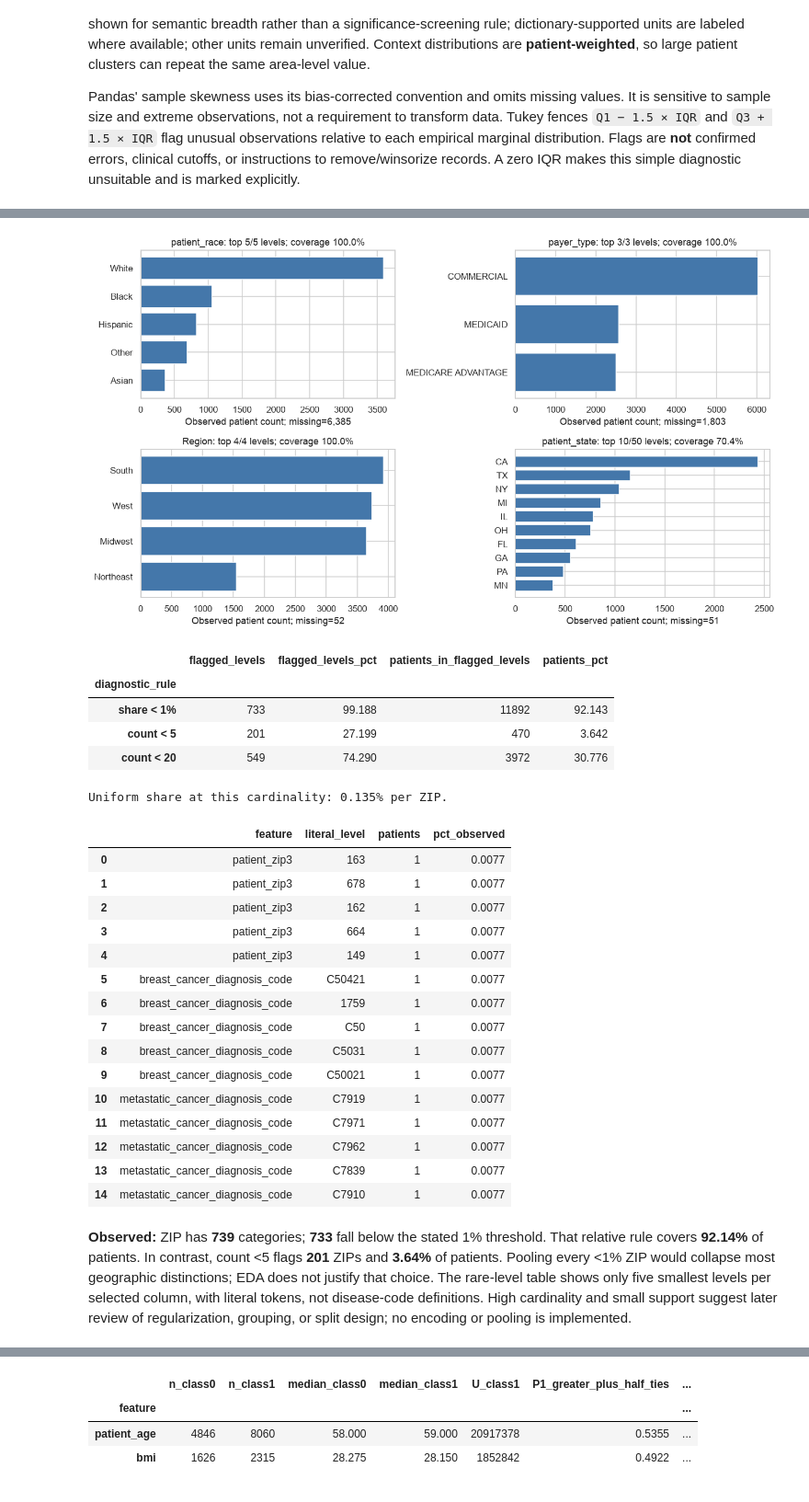
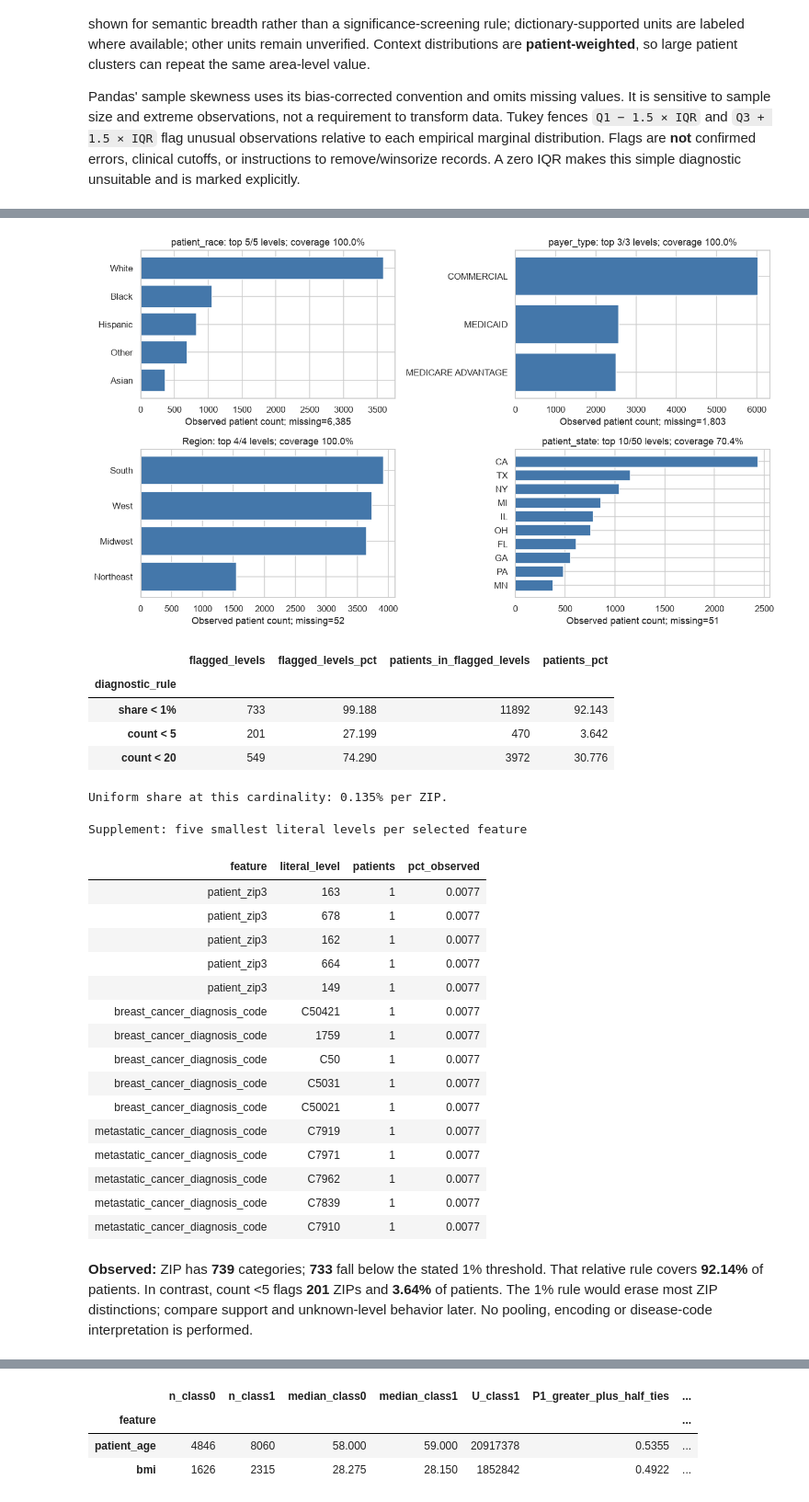
Before and after one commit to hungstupid/data-mining-preprocessing, a Jupyter notebook: book/tabular/01_eda.ipynb, the cells around one changed output, grey strips where cells are left out. Shown at 92% size. Drawn from its saved outputs; the diff is of its cells as text; code cells hidden in the pictures.

Commit message:
Refine EDA interpretation and simplify presentation

```diff
--- a/book/tabular/01_eda.ipynb
+++ b/book/tabular/01_eda.ipynb
@@ -686,8 +698,8 @@ little_exclusion_groups = pd.DataFrame([
      "reason": "contextual/shared-ZIP numerical variables; dependence and singular/compositional covariance risk"},
     {"excluded_features": [ID, TARGET], "reason": "identifier and outcome; not candidate numerical measurements"},
 ])
-with pd.option_context("display.max_colwidth", None):
-    display(little_exclusion_groups)
+display(HTML("<details><summary>Little: full exclusions and reasons</summary>"
+             + little_exclusion_groups.to_html(index=False) + "</details>"))
 little_report = {
     "method/library": "Little (1988) mean-pattern statistic; local Gaussian ML/EM; NumPy/SciPy",
     "included_features": little_included,
@@ -716,16 +728,22 @@ try:
         (age_by_bmi_recording.age_mean - df.patient_age.mean())**2).sum() / df.patient_age.var(ddof=0))
     assert np.isclose(age_mean_quadratic, little_result["statistic"], rtol=1e-6, atol=1e-8)
     little_report["age_pattern_closed_form_statistic"] = age_mean_quadratic
-    display(age_by_bmi_recording)
-    display(pd.DataFrame(little_result["covariance_ml"], index=little_included, columns=little_included))
-    display(pd.DataFrame(little_result["pattern_details"]))
 except (ValueError, ArithmeticError, RuntimeError, np.linalg.LinAlgError) as error:
     little_report["decision"] = "BLOCKED: " + str(error)
     little_report["normal_reference_decision"] = "NOT TESTABLE"
     little_result = None
+core_little_fields = ["included_features", "n_rows", "missing_patterns", "test_statistic",
+                      "degrees_of_freedom", "p_value", "normal_reference_decision", "decision"]
 with pd.option_context("display.max_colwidth", None):
-    display(pd.Series(little_report, name="actual_result").to_frame())
+    display(pd.Series(little_report, name="actual_result").loc[core_little_fields].to_frame())
 if little_result is not None:
+    display(HTML(
+        "<details><summary>Little: complete report, covariance, patterns and closed-form check</summary>"
+        + pd.Series(little_report, name="actual_result").to_frame().to_html()
+        + pd.DataFrame(little_result["covariance_ml"], index=little_included, columns=little_included).to_html()
+        + pd.DataFrame(little_result["pattern_details"]).to_html(index=False)
+        + age_by_bmi_recording.to_html() + "</details>"
+    ))
     display(Markdown(
         f"**Computed reference:** D²={little_result['statistic']:.6f}, "
         f"df={little_result['degrees_of_freedom']}, p={little_result['p_value']:.6g}; "
@@ -1184,57 +1241,57 @@ for column in ["patient_zip3", "breast_cancer_diagnosis_code", "metastatic_cance
     for level, count in rare_counts.head(5).items():
         rare_examples.append({"feature": column, "literal_level": str(level), "patients": int(count),
                               "pct_observed": count/counts.sum()*100})
-display(pd.DataFrame(rare_examples).round(4))
+display(HTML("<details><summary>Supplement: five smallest literal levels per selected feature</summary>"
+             + pd.DataFrame(rare_examples).round(4).to_html(index=False) + "</details>"))
 display(Markdown(
     f"**Observed:** ZIP has **{int(category_summary.loc['patient_zip3', 'cardinality'])}** categories; "
     f"**{int(category_summary.loc['patient_zip3', 'rare_levels_lt_1pct'])}** fall below the stated 1% threshold. "
     f"That relative rule covers **{zip_support.loc['share < 1%', 'patients_pct']:.2f}%** of patients. "
     f"In contrast, count <5 flags **{int(zip_support.loc['count < 5', 'flagged_levels'])}** ZIPs "
     f"and **{zip_support.loc['count < 5', 'patients_pct']:.2f}%** of patients. "
-    "Pooling every <1% ZIP would collapse most geographic distinctions; EDA does not justify that choice. "
-    "The rare-level table shows only five smallest levels per selected column, with literal tokens, "
-    "not disease-code definitions. High cardinality and small support suggest later review of "
-    "regularization, grouping, or split design; no encoding or pooling is implemented."
+    "The 1% rule would erase most ZIP distinctions; compare support and unknown-level behavior later. "
+    "No pooling, encoding or disease-code interpretation is performed."
 ))
 # %% [output]
 |  | observed_n | missing_n | cardinality | largest_level_pct_observed | rare_levels_lt_1pct | rows_in_rare_levels | ... |
 | feature |  |  |  |  |  |  | ... |
 | patient_zip3 | 12906 | 0 | 739 | 1.852 | 733 | 11892 | ... |
 | patient_state | 12855 | 51 | 50 | 18.965 | 29 | 1228 | ... |
 | breast_cancer_diagnosis_code | 12906 | 0 | 50 | 15.357 | 32 | 815 | ... |
 | breast_cancer_diagnosis_desc | 12906 | 0 | 50 | 15.357 | 32 | 815 | ... |
 | metastatic_cancer_diagnosis_code | 12906 | 0 | 43 | 54.641 | 31 | 626 | ... |
 | Division | 12854 | 52 | 9 | 22.740 | 1 | 5 | ... |
 | patient_race | 6521 | 6385 | 5 | 55.022 | 0 | 0 | ... |
 | Region | 12854 | 52 | 4 | 30.489 | 0 | 0 | ... |
 | payer_type | 11103 | 1803 | 3 | 54.328 | 0 | 0 | ... |
 | metastatic_first_novel_treatment | 24 | 12882 | 2 | 54.167 | 0 | 0 | ... |
 | patient_gender | 12906 | 0 | 1 | 100.000 | 0 | 0 | ... |
 | metastatic_first_novel_treatment_... | 24 | 12882 | 1 | 100.000 | 0 | 0 | ... |
 [figure]
 |  | flagged_levels | flagged_levels_pct | patients_in_flagged_levels | patients_pct |
 | diagnostic_rule |  |  |  |  |
 | share < 1% | 733 | 99.188 | 11892 | 92.143 |
 | count < 5 | 201 | 27.199 | 470 | 3.642 |
 | count < 20 | 549 | 74.290 | 3972 | 30.776 |
 Uniform share at this cardinality: 0.135% per ZIP.
+Supplement: five smallest literal levels per selected feature
-|  | feature | literal_level | patients | pct_observed |
-| 0 | patient_zip3 | 163 | 1 | 0.0077 |
-| 1 | patient_zip3 | 678 | 1 | 0.0077 |
-| 2 | patient_zip3 | 162 | 1 | 0.0077 |
-| 3 | patient_zip3 | 664 | 1 | 0.0077 |
-| 4 | patient_zip3 | 149 | 1 | 0.0077 |
-| 5 | breast_cancer_diagnosis_code | C50421 | 1 | 0.0077 |
-| 6 | breast_cancer_diagnosis_code | 1759 | 1 | 0.0077 |
-| 7 | breast_cancer_diagnosis_code | C50 | 1 | 0.0077 |
-| 8 | breast_cancer_diagnosis_code | C5031 | 1 | 0.0077 |
-| 9 | breast_cancer_diagnosis_code | C50021 | 1 | 0.0077 |
-| 10 | metastatic_cancer_diagnosis_code | C7919 | 1 | 0.0077 |
-| 11 | metastatic_cancer_diagnosis_code | C7971 | 1 | 0.0077 |
-| 12 | metastatic_cancer_diagnosis_code | C7962 | 1 | 0.0077 |
-| 13 | metastatic_cancer_diagnosis_code | C7839 | 1 | 0.0077 |
-| 14 | metastatic_cancer_diagnosis_code | C7910 | 1 | 0.0077 |
+| feature | literal_level | patients | pct_observed |
+| patient_zip3 | 163 | 1 | 0.0077 |
+| patient_zip3 | 678 | 1 | 0.0077 |
+| patient_zip3 | 162 | 1 | 0.0077 |
+| patient_zip3 | 664 | 1 | 0.0077 |
+| patient_zip3 | 149 | 1 | 0.0077 |
+| breast_cancer_diagnosis_code | C50421 | 1 | 0.0077 |
+| breast_cancer_diagnosis_code | 1759 | 1 | 0.0077 |
+| breast_cancer_diagnosis_code | C50 | 1 | 0.0077 |
+| breast_cancer_diagnosis_code | C5031 | 1 | 0.0077 |
+| breast_cancer_diagnosis_code | C50021 | 1 | 0.0077 |
+| metastatic_cancer_diagnosis_code | C7919 | 1 | 0.0077 |
+| metastatic_cancer_diagnosis_code | C7971 | 1 | 0.0077 |
+| metastatic_cancer_diagnosis_code | C7962 | 1 | 0.0077 |
+| metastatic_cancer_diagnosis_code | C7839 | 1 | 0.0077 |
+| metastatic_cancer_diagnosis_code | C7910 | 1 | 0.0077 |
-**Observed:** ZIP has **739** categories; **733** fall below the stated 1% threshold. That relative rule covers **92.14%** of patients. In contrast, count <5 flags **201** ZIPs and **3.64%** of patients. Pooling every <1% ZIP would collapse most geographic distinctions; EDA does not justify that choice. The rare-level table shows only five smallest levels per selected column, with literal tokens, not disease-code definitions. High cardinality and small support suggest later review of regularization, grouping, or split design; no encoding or pooling is implemented.
+**Observed:** ZIP has **739** categories; **733** fall below the stated 1% threshold. That relative rule covers **92.14%** of patients. In contrast, count <5 flags **201** ZIPs and **3.64%** of patients. The 1% rule would erase most ZIP distinctions; compare support and unknown-level behavior later. No pooling, encoding or disease-code interpretation is performed.
 # %% [markdown]
 ## 7. Relationships and statistical comparisons
 
```
Also changed, not shown: parts of 19 cells of this notebook, 1 other file.
